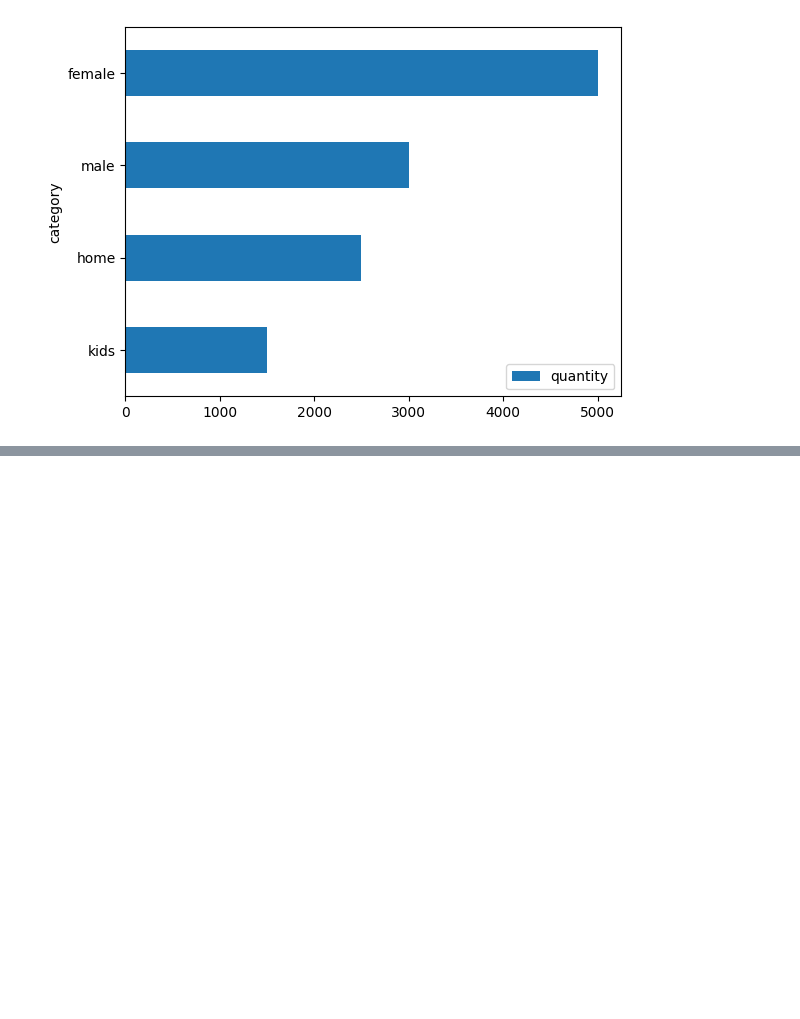
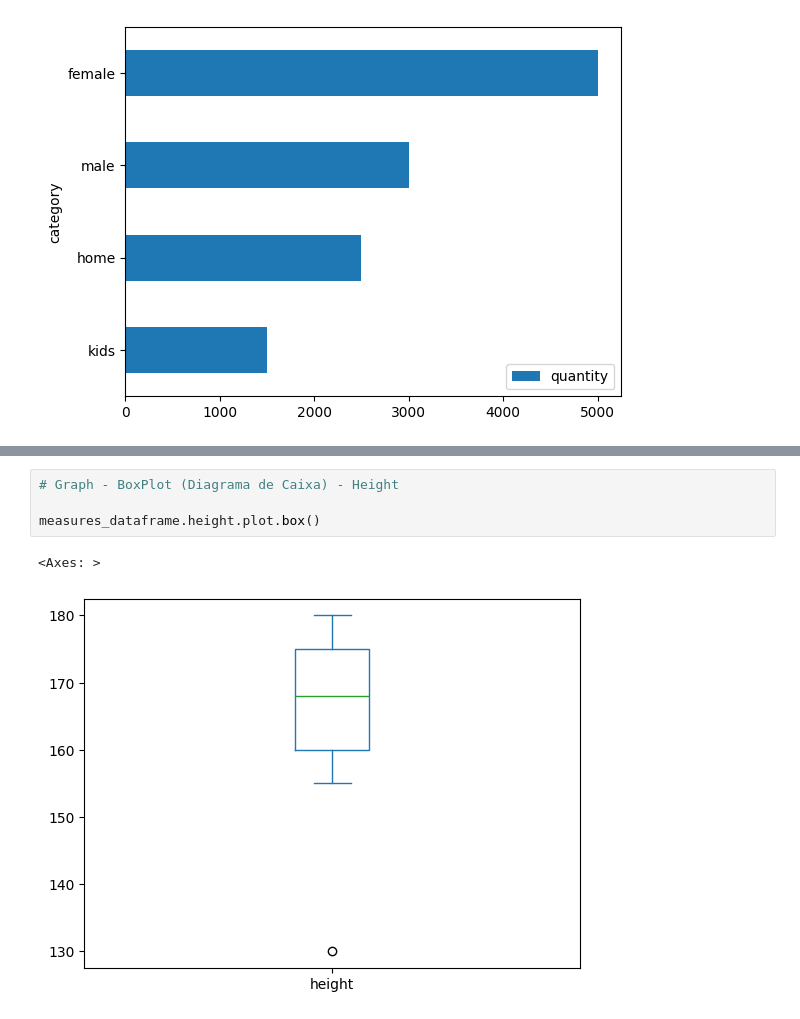
Before and after one commit to pmarcosfelipe/python-statistics, a Jupyter notebook: statistics.ipynb, the cells around one changed output, grey strips where cells are left out. Cells and saved outputs as stored; diff of their text form; blank space fills up the shorter version.

```diff
--- a/statistics.ipynb
+++ b/statistics.ipynb
@@ -212,0 +223,7 @@ measures_dataframe.plot.scatter(x="age", y="height")
+# %%
+# Graph - BoxPlot (Diagrama de Caixa) - Height
+
+measures_dataframe.height.plot.box()
+# %% [output]
+<Axes: >
+[figure, added]
```
Also changed, not shown: parts of 2 cells of this notebook.
